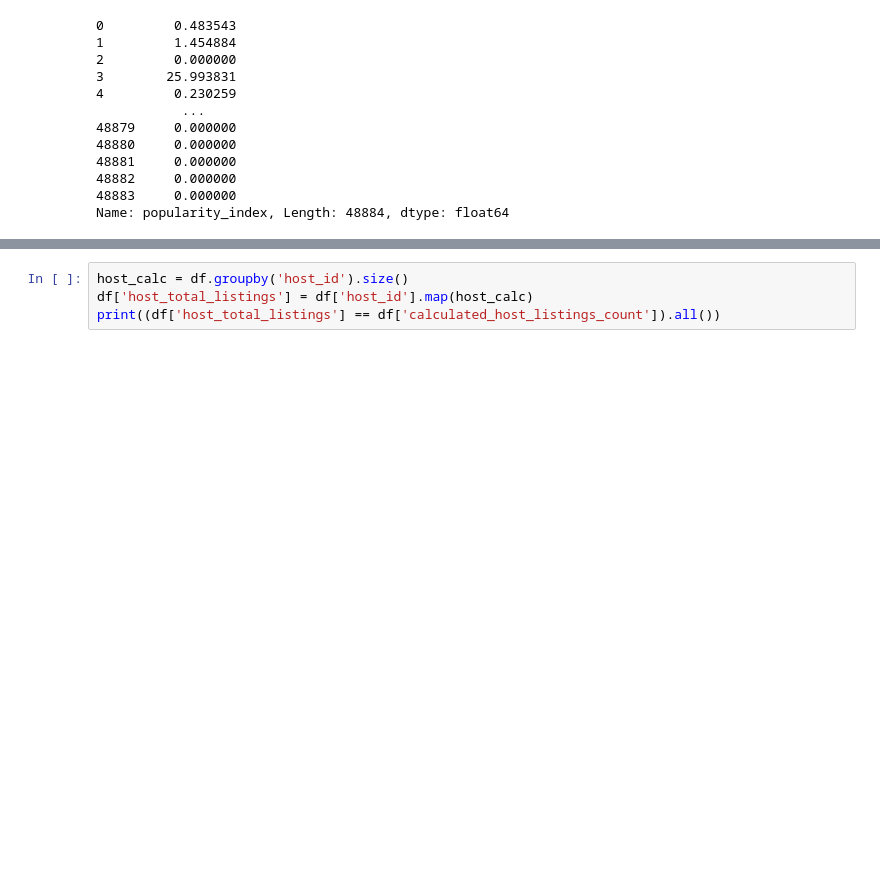
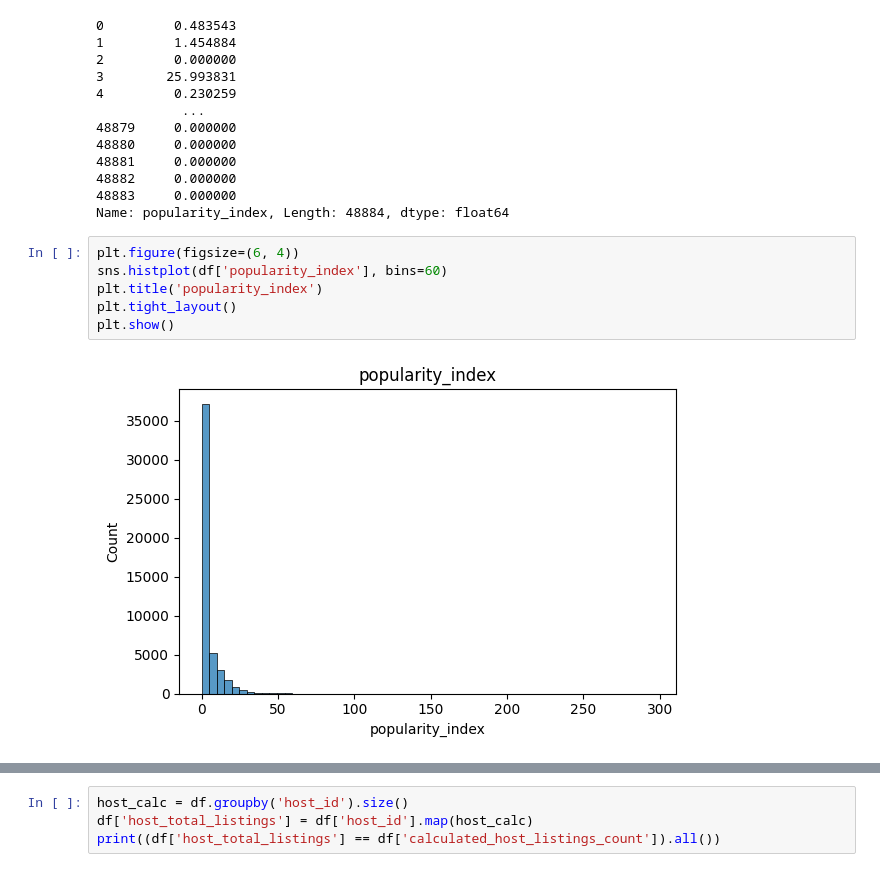
Before and after one commit to Handras18/New-York-City-Airbnb, a Jupyter notebook: 03_features.ipynb, the cells around one changed output, grey strips where cells are left out. Drawn from its saved outputs; the diff is of its cells as text; blank space fills up the shorter version.

```diff
--- a/03_features.ipynb
+++ b/03_features.ipynb
@@ -99,3 +114,11 @@ df['popularity_index']
 48882     0.000000
 48883     0.000000
 Name: popularity_index, Length: 48884, dtype: float64
+# %%
+plt.figure(figsize=(6, 4))
+sns.histplot(df['popularity_index'], bins=60)
+plt.title('popularity_index')
+plt.tight_layout()
+plt.show()
+# %% [output]
+[figure, added]
```
Also changed, not shown: parts of 9 cells of this notebook.
